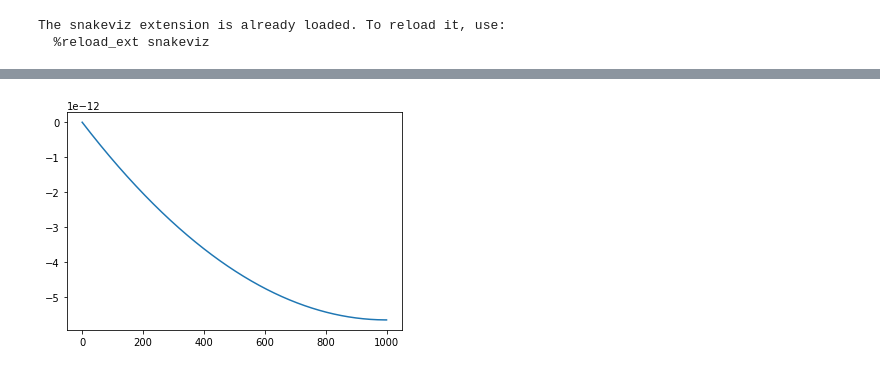
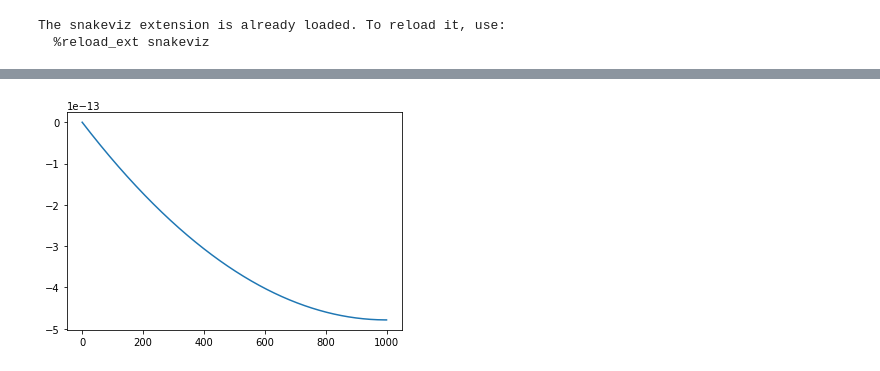
Before and after one commit to antoinetavant/1D_PIC, a Jupyter notebook: Main.ipynb, the cells around one changed output, grey strips where cells are left out. Cells and saved outputs as stored; diff of their text form; code cells hidden in the pictures.

```diff
--- a/Main.ipynb
+++ b/Main.ipynb
@@ -52,0 +59,3 @@ Nx = 1000, and Lx = 1.0 cm
+# %%
+pla = plasma(dT,Nx,Lx,Npart,n,Te_0,Ti_0)
+print(len(pla.ele.x),len(pla.ion.x))
@@ -82,5 +97,5 @@ print(pla.ne.sum()*Lx,pla.ni.sum()*Lx)
 # %%
-plt.hist(pla.ele.V[:,0],bins=50, alpha = 0.7,normed=True);
-pla = plasma(dT,Nx,Lx,Npart,n,Te,Ti)
-plt.hist(pla.ele.V[:,0],bins=50, alpha = 0.7,normed=True);
+plt.hist(pla.ion.V[:,0],bins=50, alpha = 0.7,density=True);
+plainit = plasma(dT,Nx,Lx,Npart,n,Te_0,Ti_0)
+plt.hist(plainit.ion.V[:,0],bins=50, alpha = 0.7,density=True);
 # %% [output]
@@ -87,0 +114,31 @@ plt.hist(pla.ele.V[:,0],bins=50, alpha = 0.7,normed=True);
+# %%
+ne = pla.ne.copy()
+phi = pla.phi.copy()
+Te,ve = np.zeros((2,Nx))
+Nt = 4000
+Do_diags = False
+for nt in np.arange(Nt):
+    if nt%10 == 0 : print("\r t = {:2.4f} over {:2.4f} mu s".format(nt*pla.dT*1e6,Nt*pla.dT*1e6),end="")
+    pla.pusher()
+    pla.boundary()
+    pla.compute_rho()
+    pla.solve_poisson()
+
+    if Do_diags:
+        parts = pla.ele
+        for i in np.arange(Nx):
+            V = parts.V[(parts.x > pla.x_j[i]) & (parts.x < pla.x_j[i]+pla.dx),0]
+            if len(V) > 0:
+                ve[i] += np.mean(V)
+                Te[i] += np.std(V)**2*me/q
+            else:
+                ve[i] += 0
+                Te[i] += 0
+
+        ne += pla.ne.copy()
+        phi += pla.phi.copy()
+
+ne /= (Nt + 1)
+phi /= (Nt + 1)
+Te /= Nt
+ve /= Nt
@@ -88,17 +175,17 @@ plt.hist(pla.ele.V[:,0],bins=50, alpha = 0.7,normed=True);
 # %%
 #Generate plasma
-pla = plasma(dT,Nx,Lx,Npart,n,Te,Ti)
+pla2 = plasma(dT,Nx,Lx,Npart,n,Te,Ti)
 
 #fix Electric field profile
 #pla.E[:,0] = 45e3*np.exp(-pla.x_j/(5*L_De))
 pla.compute_rho()
 pla.rho = -np.ones(Nx+1)*1e-18
 
 pla.solve_poisson()
 plt.plot(pla.phi)
 plt.show()
 # %% [output]
-[figure, old version]
+[figure, new version]
 # %%
 plt.hist(pla.ele.V[:,0],label="end",bins=100);
 plt.legend()
```
Also changed, not shown: parts of 11 cells of this notebook, 4 other files.
